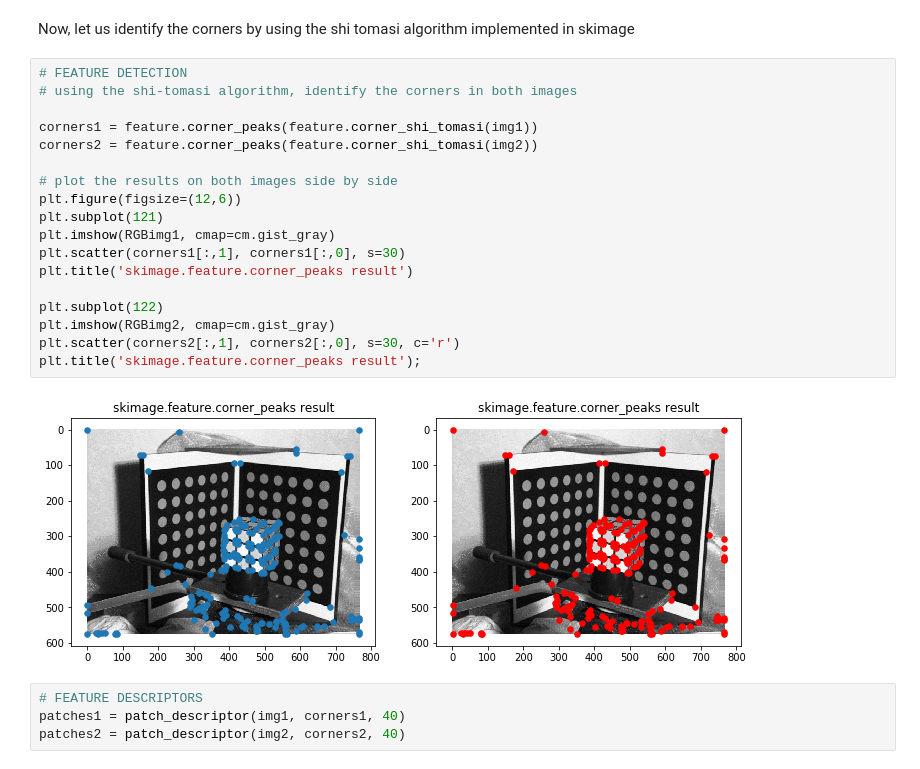
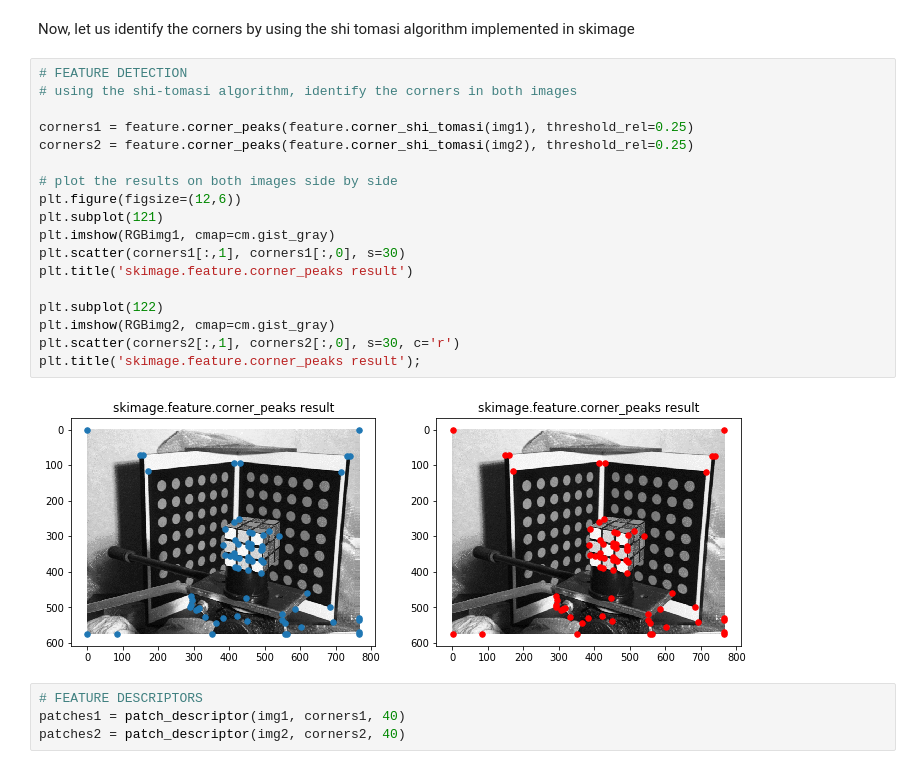
Before and after one commit to mosemb/ComputerVision, a Jupyter notebook: week2_lab_2022/feature_matching-sketch2022.ipynb, the cells around one changed output. Drawn from its saved outputs; the diff is of its cells as text.

```diff
--- a/week2_lab_2022/feature_matching-sketch2022.ipynb
+++ b/week2_lab_2022/feature_matching-sketch2022.ipynb
@@ -130,23 +130,23 @@ Now, let us identify the corners by using the shi tomasi algorithm implemented i
 # %%
 # FEATURE DETECTION
 # using the shi-tomasi algorithm, identify the corners in both images
 
-corners1 = feature.corner_peaks(feature.corner_shi_tomasi(img1))
-corners2 = feature.corner_peaks(feature.corner_shi_tomasi(img2))
+corners1 = feature.corner_peaks(feature.corner_shi_tomasi(img1), threshold_rel=0.25)
+corners2 = feature.corner_peaks(feature.corner_shi_tomasi(img2), threshold_rel=0.25)
 
 # plot the results on both images side by side
 plt.figure(figsize=(12,6))
 plt.subplot(121)
 plt.imshow(RGBimg1, cmap=cm.gist_gray)
 plt.scatter(corners1[:,1], corners1[:,0], s=30)
 plt.title('skimage.feature.corner_peaks result')
 
 plt.subplot(122)
 plt.imshow(RGBimg2, cmap=cm.gist_gray)
 plt.scatter(corners2[:,1], corners2[:,0], s=30, c='r')
 plt.title('skimage.feature.corner_peaks result');
 # %% [output]
-[figure, old version]
+[figure, new version]
 # %%
 # FEATURE DESCRIPTORS
 patches1 = patch_descriptor(img1, corners1, 40)
```
Also changed, not shown: parts of 13 cells of this notebook, 2 other files.
